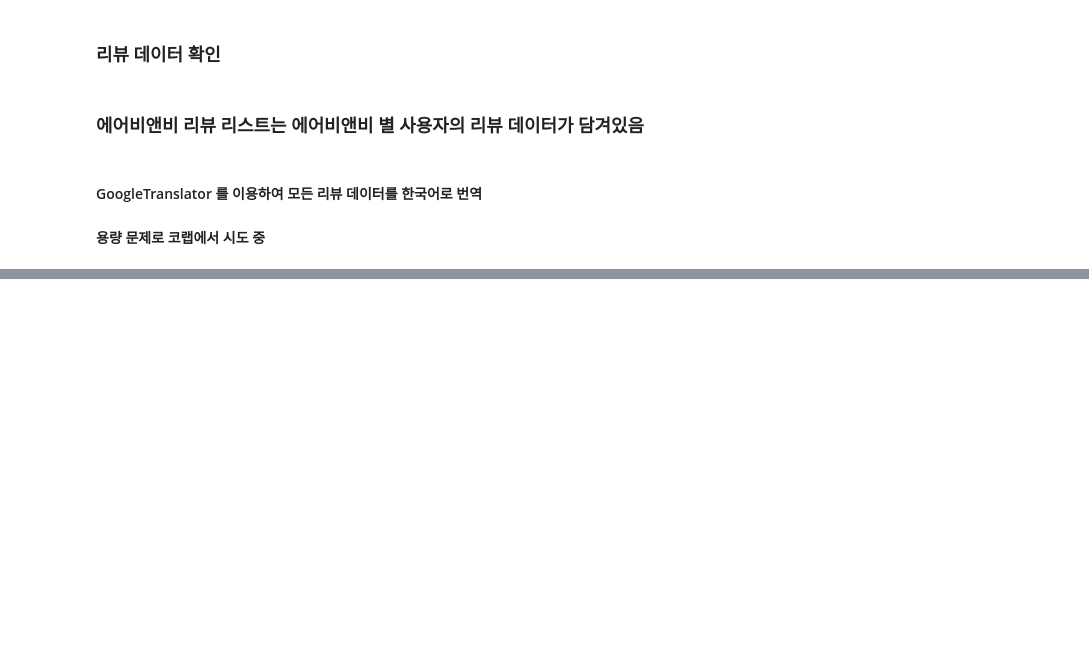
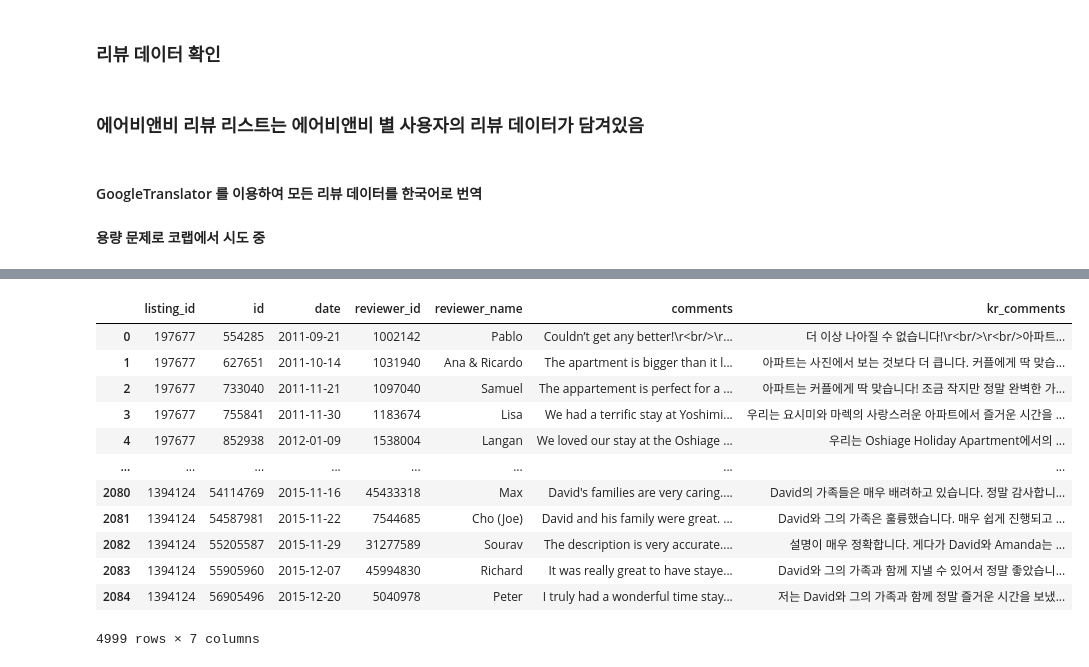
Before and after one commit to zinnie1025/AirbnbWise, a Jupyter notebook: Tokyo_Airbnb/yunyoung/Airbnb_EDA2.ipynb, the cells around one changed output, grey strips where cells are left out. Saved outputs shown, nothing was run; the diff lists cells and outputs as text; code cells hidden in the pictures; blank space fills up the shorter version.

```diff
--- a/Tokyo_Airbnb/yunyoung/Airbnb_EDA2.ipynb
+++ b/Tokyo_Airbnb/yunyoung/Airbnb_EDA2.ipynb
@@ -520,0 +539,21 @@ review_gz.head(40)
+# %%
+ko_data = pd.read_csv('C:\\Users\\lucky\\Documents\\COLLABORATION\\AirbnbWise\\Tokyo_Airbnb\\yunyoung\\translated_csv\\translated_ko_data.csv')
+df3 = pd.read_csv('C:\\Users\\lucky\\Documents\\COLLABORATION\\AirbnbWise\\Tokyo_Airbnb\\yunyoung\\translated_csv\\df3Output.csv')
+# %%
+translated_merge_df = pd.concat([ko_data, df3])
+translated_merge_df.to_csv('translated_merge_df.csv', index=False)
+translated_merge_df
+# %% [output]
+|  | listing_id | id | date | reviewer_id | reviewer_name | comments | kr_comments |
+| 0 | 197677 | 554285 | 2011-09-21 | 1002142 | Pablo | Couldn’t get any better!\r<br/>\r... | 더 이상 나아질 수 없습니다!\r<br/>\r<br/>아파트... |
+| 1 | 197677 | 627651 | 2011-10-14 | 1031940 | Ana & Ricardo | The apartment is bigger than it l... | 아파트는 사진에서 보는 것보다 더 큽니다. 커플에게 딱 맞습... |
+| 2 | 197677 | 733040 | 2011-11-21 | 1097040 | Samuel | The appartement is perfect for a ... | 아파트는 커플에게 딱 맞습니다! 조금 작지만 정말 완벽한 가... |
+| 3 | 197677 | 755841 | 2011-11-30 | 1183674 | Lisa | We had a terrific stay at Yoshimi... | 우리는 요시미와 마렉의 사랑스러운 아파트에서 즐거운 시간을 ... |
+| 4 | 197677 | 852938 | 2012-01-09 | 1538004 | Langan | We loved our stay at the Oshiage ... | 우리는 Oshiage Holiday Apartment에서의 ... |
+| ... | ... | ... | ... | ... | ... | ... | ... |
+| 2080 | 1394124 | 54114769 | 2015-11-16 | 45433318 | Max | David's families are very caring.... | David의 가족들은 매우 배려하고 있습니다. 정말 감사합니... |
+| 2081 | 1394124 | 54587981 | 2015-11-22 | 7544685 | Cho (Joe) | David and his family were great. ... | David와 그의 가족은 훌륭했습니다. 매우 쉽게 진행되고 ... |
+| 2082 | 1394124 | 55205587 | 2015-11-29 | 31277589 | Sourav | The description is very accurate.... | 설명이 매우 정확합니다. 게다가 David와 Amanda는 ... |
+| 2083 | 1394124 | 55905960 | 2015-12-07 | 45994830 | Richard | It was really great to have staye... | David와 그의 가족과 함께 지낼 수 있어서 정말 좋았습니... |
+| 2084 | 1394124 | 56905496 | 2015-12-20 | 5040978 | Peter | I truly had a wonderful time stay... | 저는 David와 그의 가족과 함께 정말 즐거운 시간을 보냈... |
+4999 rows × 7 columns
```
Also changed, not shown: parts of 13 cells of this notebook, 2 other files.
